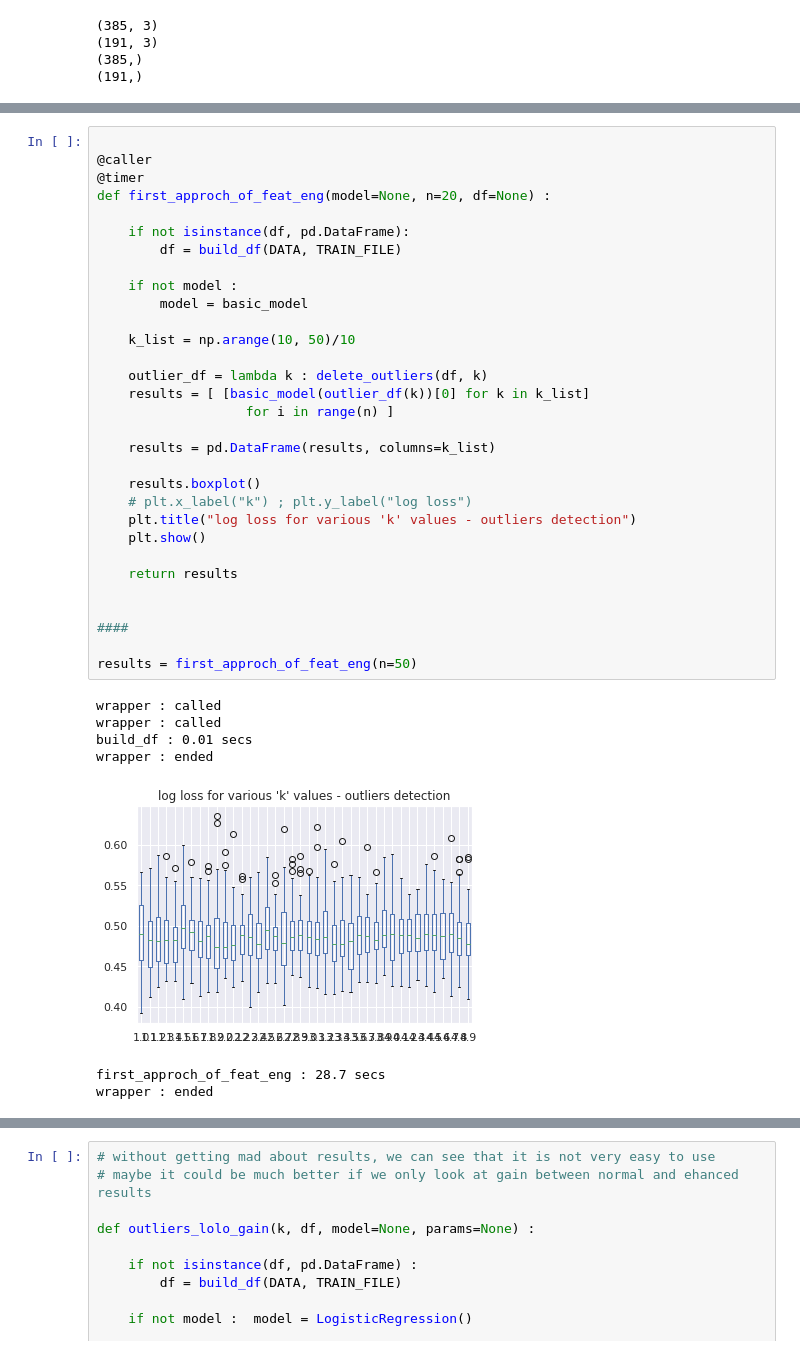
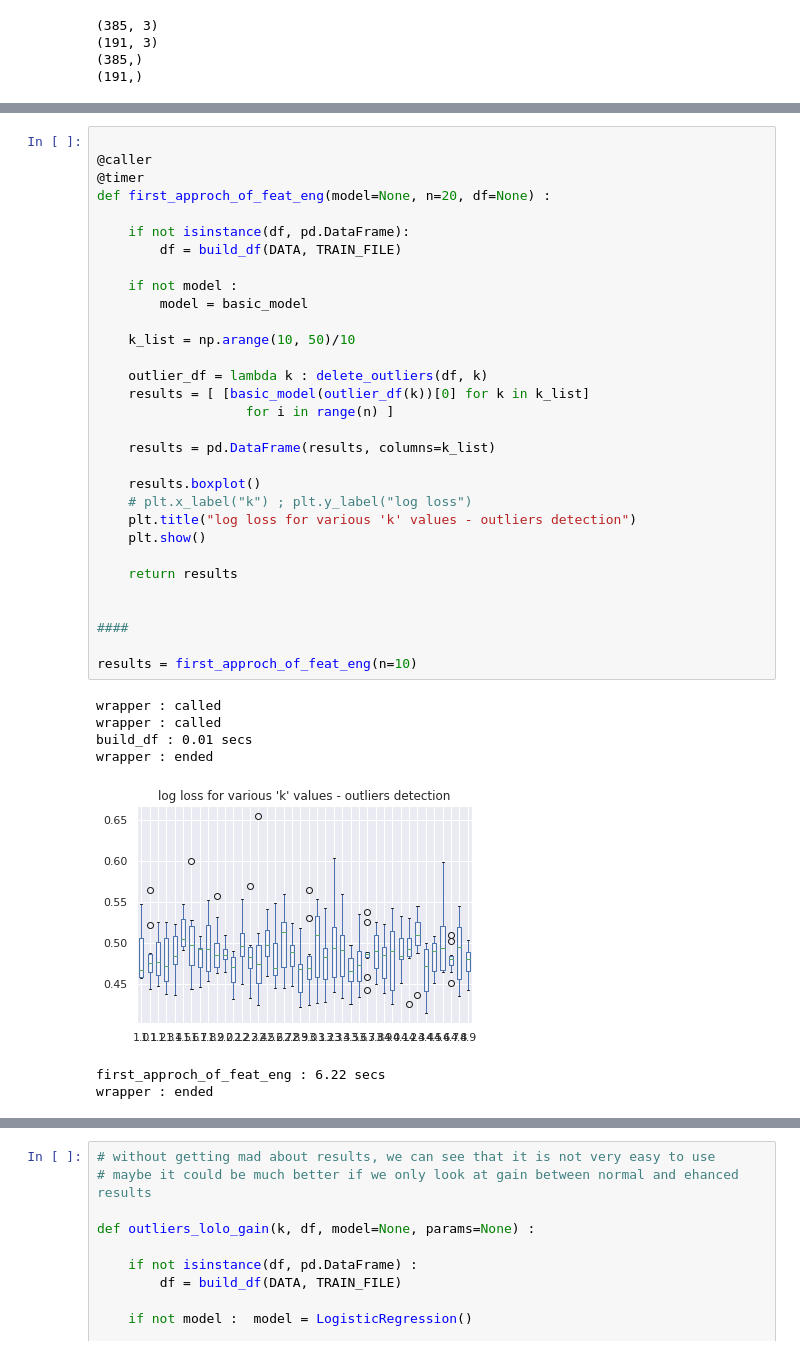
Before and after one commit to AlexandreGazagnes/Driven-Data-Blood-Donations, a Jupyter notebook: kernels/final_notebook.ipynb, the cells around one changed output, grey strips where cells are left out. Cells and saved outputs as stored; diff of their text form.

```diff
--- a/kernels/final_notebook.ipynb
+++ b/kernels/final_notebook.ipynb
@@ -783,36 +783,36 @@ def first_approch_of_feat_eng(model=None, n=20, df=None) :
 
     if not isinstance(df, pd.DataFrame):
         df = build_df(DATA, TRAIN_FILE)
 
     if not model :
         model = basic_model
 
     k_list = np.arange(10, 50)/10
 
     outlier_df = lambda k : delete_outliers(df, k)
     results = [ [basic_model(outlier_df(k))[0] for k in k_list]
                    for i in range(n) ]
 
     results = pd.DataFrame(results, columns=k_list)
 
     results.boxplot()
     # plt.x_label("k") ; plt.y_label("log loss")
     plt.title("log loss for various 'k' values - outliers detection")
     plt.show()
 
     return results
 
 
 ####
 
-results = first_approch_of_feat_eng(n=50)
+results = first_approch_of_feat_eng(n=10)
 # %% [output]
 wrapper : called
 wrapper : called
 build_df : 0.01 secs
 wrapper : ended
-[figure, old version]
+[figure, new version]
-first_approch_of_feat_eng : 28.7 secs
+first_approch_of_feat_eng : 6.22 secs
 wrapper : ended
 # %%
 # raw data
```
Also changed, not shown: parts of 30 cells of this notebook.
